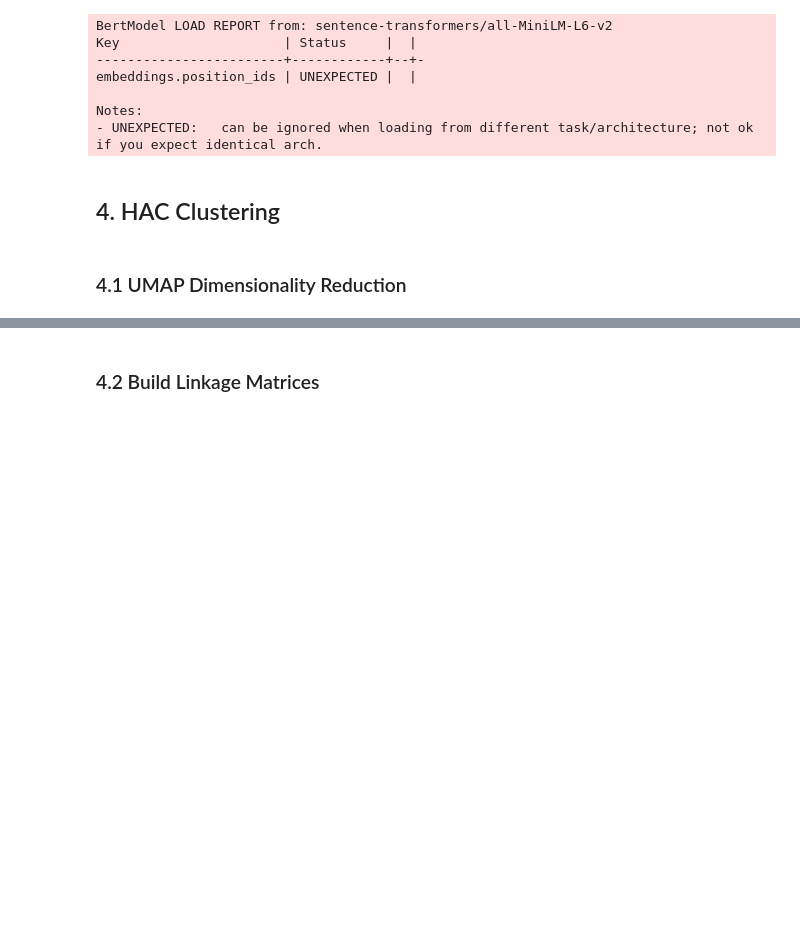
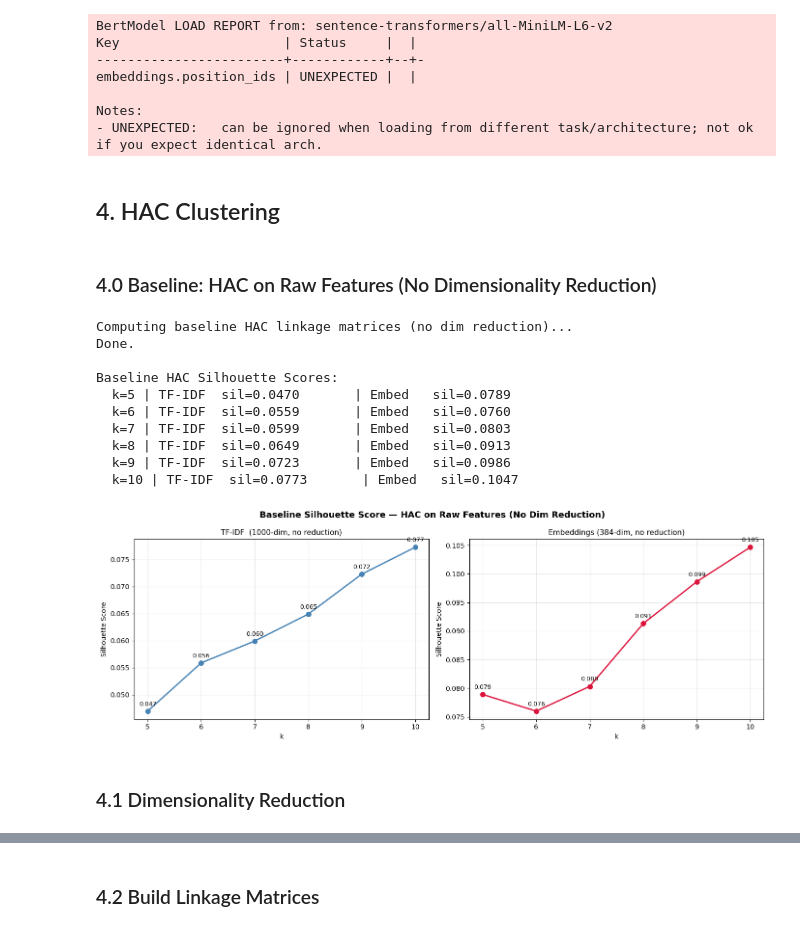
Before and after one commit to Razan-88/TextAnalytics-CW-Task4, a Jupyter notebook: analytics_pipeline/src/hac_analysis.ipynb, the cells around one changed output, grey strips where cells are left out. Saved outputs shown, nothing was run; the diff lists cells and outputs as text; code cells hidden in the pictures; blank space fills up the shorter version.

```diff
--- a/analytics_pipeline/src/hac_analysis.ipynb
+++ b/analytics_pipeline/src/hac_analysis.ipynb
@@ -238,6 +239,62 @@ Notes:
 - UNEXPECTED:   can be ignored when loading from different task/architecture; not ok if you expect identical arch.
 # %% [markdown]
 ## 4. HAC Clustering
+# %% [markdown]
+### 4.0 Baseline: HAC on Raw Features (No Dimensionality Reduction)
+# %%
+from scipy.cluster.hierarchy import linkage as _linkage, fcluster as _fcluster
+
+# Raw feature matrices (no dim reduction)
+X_tfidf_raw = normalize(X).toarray()   # 1000-dim TF-IDF
+X_embed_raw = embeddings               # 384-dim embeddings (already normalised)
+
+print('Computing baseline HAC linkage matrices (no dim reduction)...')
+Z_tfidf_raw = _linkage(X_tfidf_raw, method='ward')
+Z_embed_raw = _linkage(X_embed_raw, method='ward')
+print('Done.')
+
+# Sweep k=5..10 and record silhouette scores
+K_RANGE_BASE = range(5, 11)
+sil_base_tfidf, sil_base_embed = [], []
+
+print('\nBaseline HAC Silhouette Scores:')
+for k in K_RANGE_BASE:
+    lbl_t = _fcluster(Z_tfidf_raw, t=k, criterion='maxclust') - 1
+    lbl_e = _fcluster(Z_embed_raw, t=k, criterion='maxclust') - 1
+    sil_t = silhouette_score(X_tfidf_raw, lbl_t)
+    sil_e = silhouette_score(X_embed_raw, lbl_e)
+    sil_base_tfidf.append(sil_t)
+    sil_base_embed.append(sil_e)
+    print(f'  k={k} | TF-IDF  sil={sil_t:.4f}       | Embed   sil={sil_e:.4f}')
+
+k_list_base = list(K_RANGE_BASE)
+fig, axes = plt.subplots(1, 2, figsize=(14, 5))
+fig.suptitle('Baseline Silhouette Score — HAC on Raw Features (No Dim Reduction)',
+             fontsize=13, fontweight='bold')
+for ax, sil, name, color in [
+    (axes[0], sil_base_tfidf, 'TF-IDF  (1000-dim, no reduction)', 'steelblue'),
+    (axes[1], sil_base_embed, 'Embeddings (384-dim, no reduction)', 'crimson'),
+]:
+    ax.plot(k_list_base, sil, 'o-', color=color, linewidth=2, markersize=7)
+    ax.set_title(name, fontsize=11)
+    ax.set_xlabel('k'); ax.set_ylabel('Silhouette Score')
+    for k, s in zip(k_list_base, sil):
+        ax.annotate(f'{s:.3f}', (k, s), textcoords='offset points',
+                    xytext=(0, 8), ha='center', fontsize=9)
+    ax.grid(alpha=0.3)
+plt.tight_layout(); plt.show()
+# %% [output]
+Computing baseline HAC linkage matrices (no dim reduction)...
+Done.
+
+Baseline HAC Silhouette Scores:
+  k=5 | TF-IDF  sil=0.0470       | Embed   sil=0.0789
+  k=6 | TF-IDF  sil=0.0559       | Embed   sil=0.0760
+  k=7 | TF-IDF  sil=0.0599       | Embed   sil=0.0803
+  k=8 | TF-IDF  sil=0.0649       | Embed   sil=0.0913
+  k=9 | TF-IDF  sil=0.0723       | Embed   sil=0.0986
+  k=10 | TF-IDF  sil=0.0773       | Embed   sil=0.1047
+[figure, added]
 # %% [markdown]
-### 4.1 UMAP Dimensionality Reduction
+### 4.1 Dimensionality Reduction
 # %%
```
Also changed, not shown: parts of 3 cells of this notebook, 1 other file.
